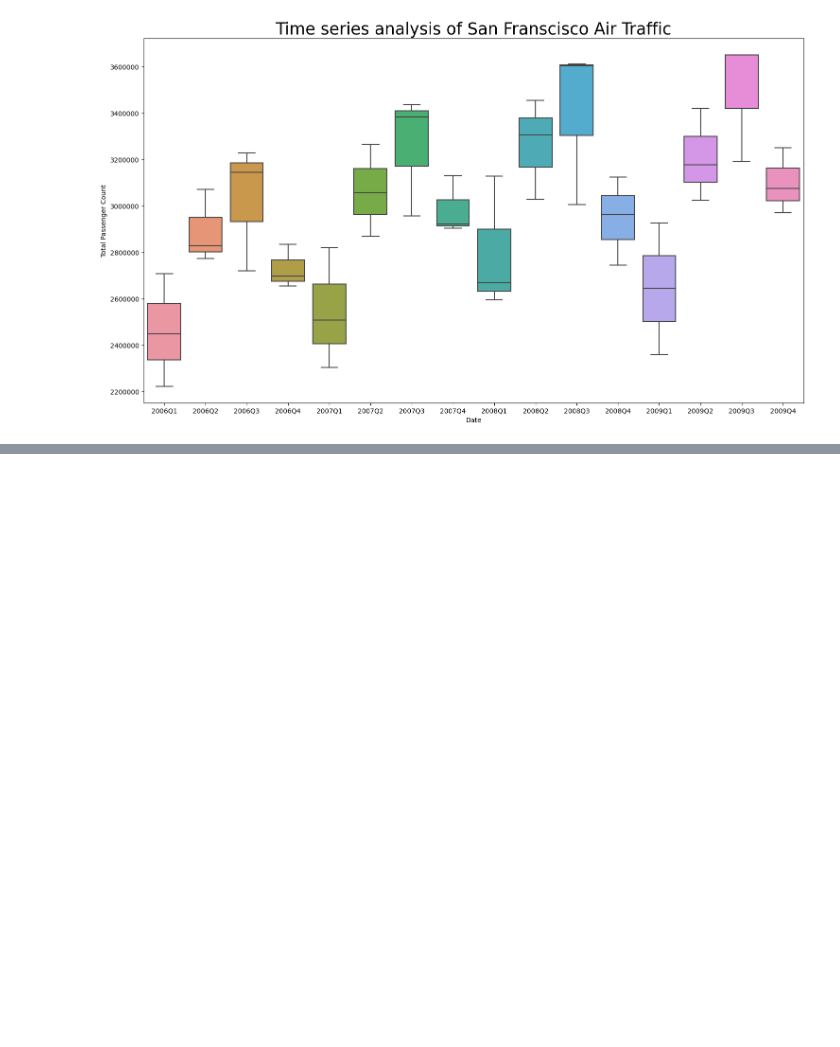
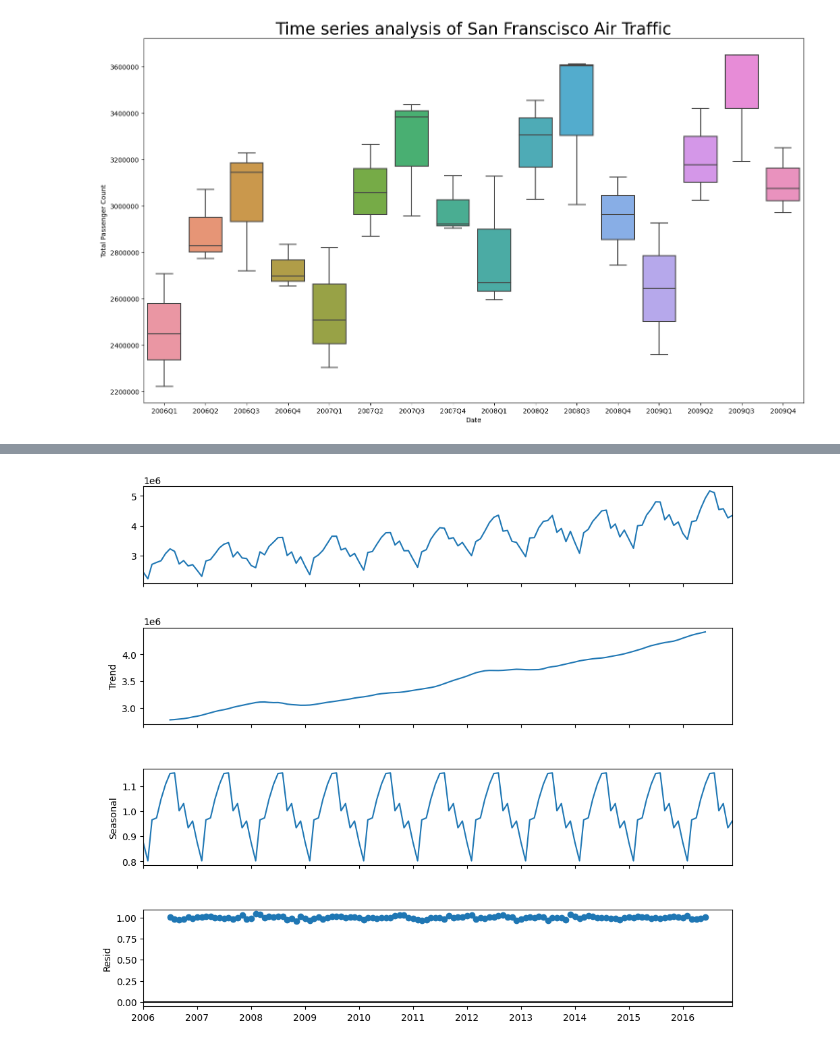
Before and after one commit to yastiaisyah/AnalisisDataForensik, a Jupyter notebook: CH7.ipynb, the cells around one changed output, grey strips where cells are left out. Saved outputs shown, nothing was run; the diff lists cells and outputs as text; code cells hidden in the pictures; blank space fills up the shorter version.

```diff
--- a/CH7.ipynb
+++ b/CH7.ipynb
@@ -91,0 +175,10 @@ plt.ticklabel_format(style='plain', axis='y')
+# %%
+#Decompose Timeseries using Multiplicative model
+decomposition_multi = seasonal_decompose(air_traffic_data,
+                                              model='multiplicative', period = 12)
+
+fig = decomposition_multi.plot()
+fig.set_size_inches((10, 9))
+plt.show()
+# %% [output]
+[figure, added]
```
Also changed, not shown: parts of 14 cells of this notebook.
